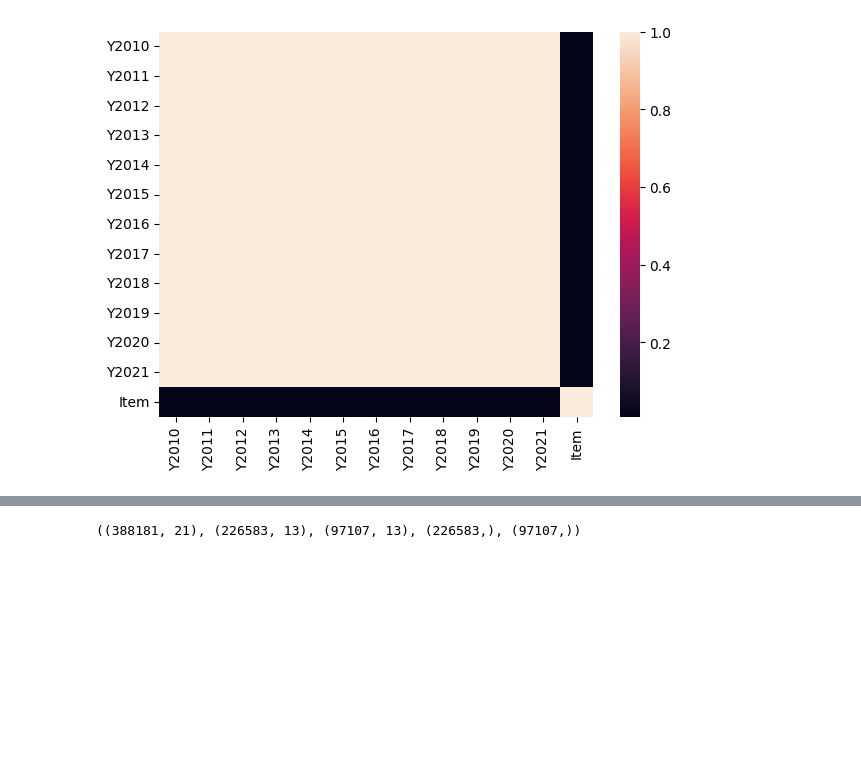
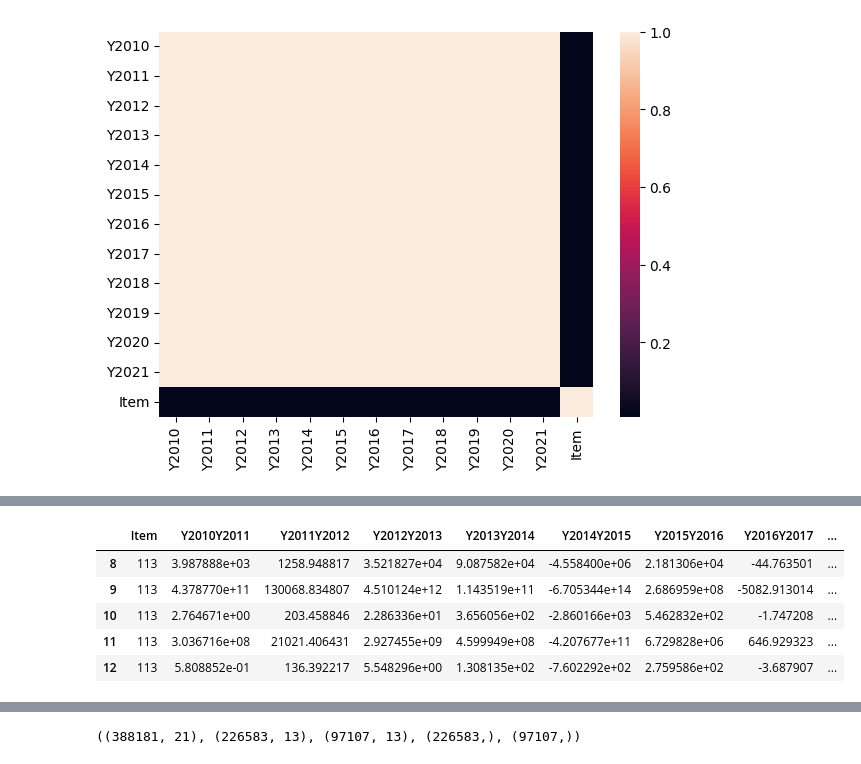
Before and after one commit to sylvas-j/ML, a Jupyter notebook: Tensorflow_works/food-feaceability/food.ipynb, the cells around one changed output, grey strips where cells are left out. Cells and saved outputs as stored; diff of their text form; code cells hidden in the pictures; blank space fills up the shorter version.

```diff
--- a/Tensorflow_works/food-feaceability/food.ipynb
+++ b/Tensorflow_works/food-feaceability/food.ipynb
@@ -279,0 +349,10 @@ sns.heatmap(x.corr())
+# %%
+x= xx.drop(['Y2010','Y2011','Y2012','Y2013','Y2014','Y2015','Y2016','Y2017','Y2018','Y2019','Y2020','Y2021',],axis=1)
+x.head()
+# %% [output]
+|  | Item | Y2010Y2011 | Y2011Y2012 | Y2012Y2013 | Y2013Y2014 | Y2014Y2015 | Y2015Y2016 | Y2016Y2017 | ... |
+| 8 | 113 | 3.987888e+03 | 1258.948817 | 3.521827e+04 | 9.087582e+04 | -4.558400e+06 | 2.181306e+04 | -44.763501 | ... |
+| 9 | 113 | 4.378770e+11 | 130068.834807 | 4.510124e+12 | 1.143519e+11 | -6.705344e+14 | 2.686959e+08 | -5082.913014 | ... |
+| 10 | 113 | 2.764671e+00 | 203.458846 | 2.286336e+01 | 3.656056e+02 | -2.860166e+03 | 5.462832e+02 | -1.747208 | ... |
+| 11 | 113 | 3.036716e+08 | 21021.406431 | 2.927455e+09 | 4.599949e+08 | -4.207677e+11 | 6.729828e+06 | 646.929323 | ... |
+| 12 | 113 | 5.808852e-01 | 136.392217 | 5.548296e+00 | 1.308135e+02 | -7.602292e+02 | 2.759586e+02 | -3.687907 | ... |
```
Also changed, not shown: parts of 14 cells of this notebook.
